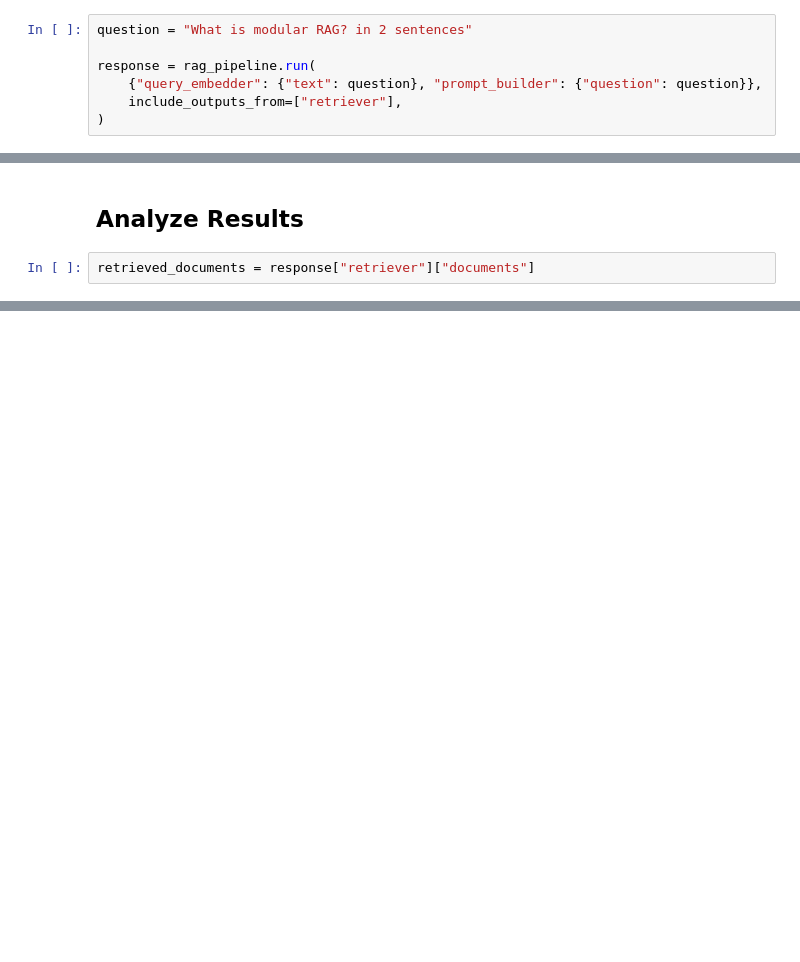
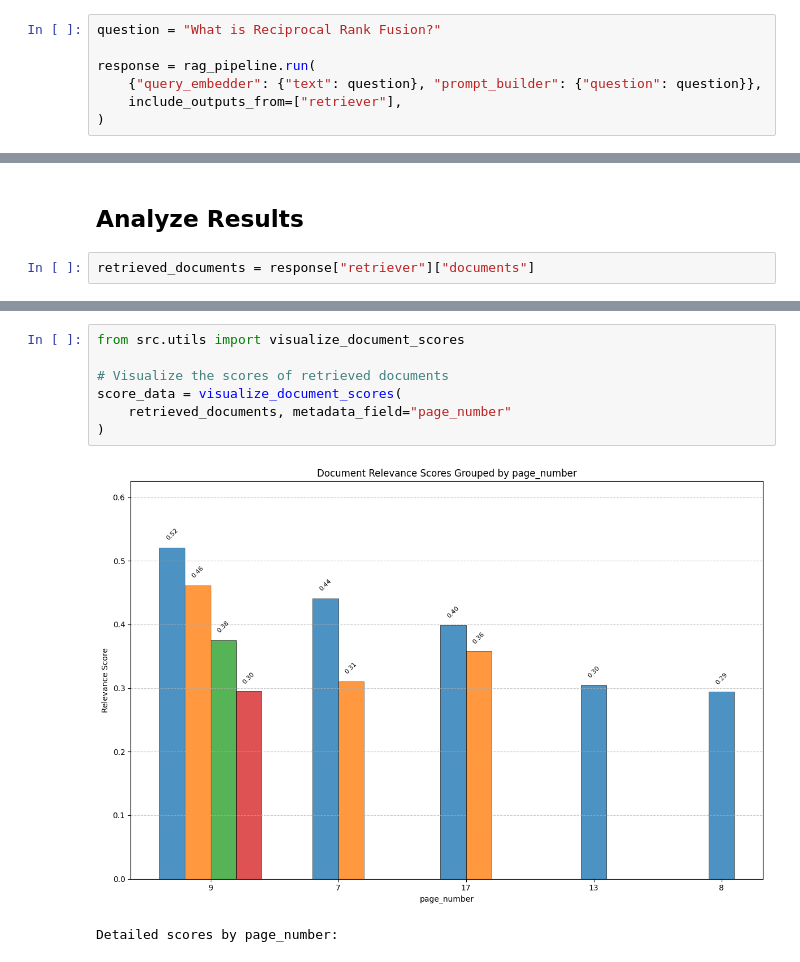
Before and after one commit to gilad-rubin/rag-workshop, a Jupyter notebook: notebooks/rag_pipeline.ipynb, the cells around one changed output, grey strips where cells are left out. Cells and saved outputs as stored; diff of their text form; blank space fills up the shorter version.

Commit message:
updated requirements, instructions and added scores visualization

```diff
--- a/notebooks/rag_pipeline.ipynb
+++ b/notebooks/rag_pipeline.ipynb
@@ -325,7 +410,7 @@ graph TD;
 # %% [markdown]
 # Query Pipeline
 # %%
-question = "What is modular RAG? in 2 sentences"
+question = "What is Reciprocal Rank Fusion?"
 
 response = rag_pipeline.run(
     {"query_embedder": {"text": question}, "prompt_builder": {"question": question}},
@@ -353,0 +450,10 @@ retrieved_documents[0].score
+# %%
+from src.utils import visualize_document_scores
+
+# Visualize the scores of retrieved documents
+score_data = visualize_document_scores(
+    retrieved_documents, metadata_field="page_number"
+)
+# %% [output]
+[figure, added]
+Detailed scores by page_number:
```
Also changed, not shown: parts of 45 cells of this notebook, 4 other files.
